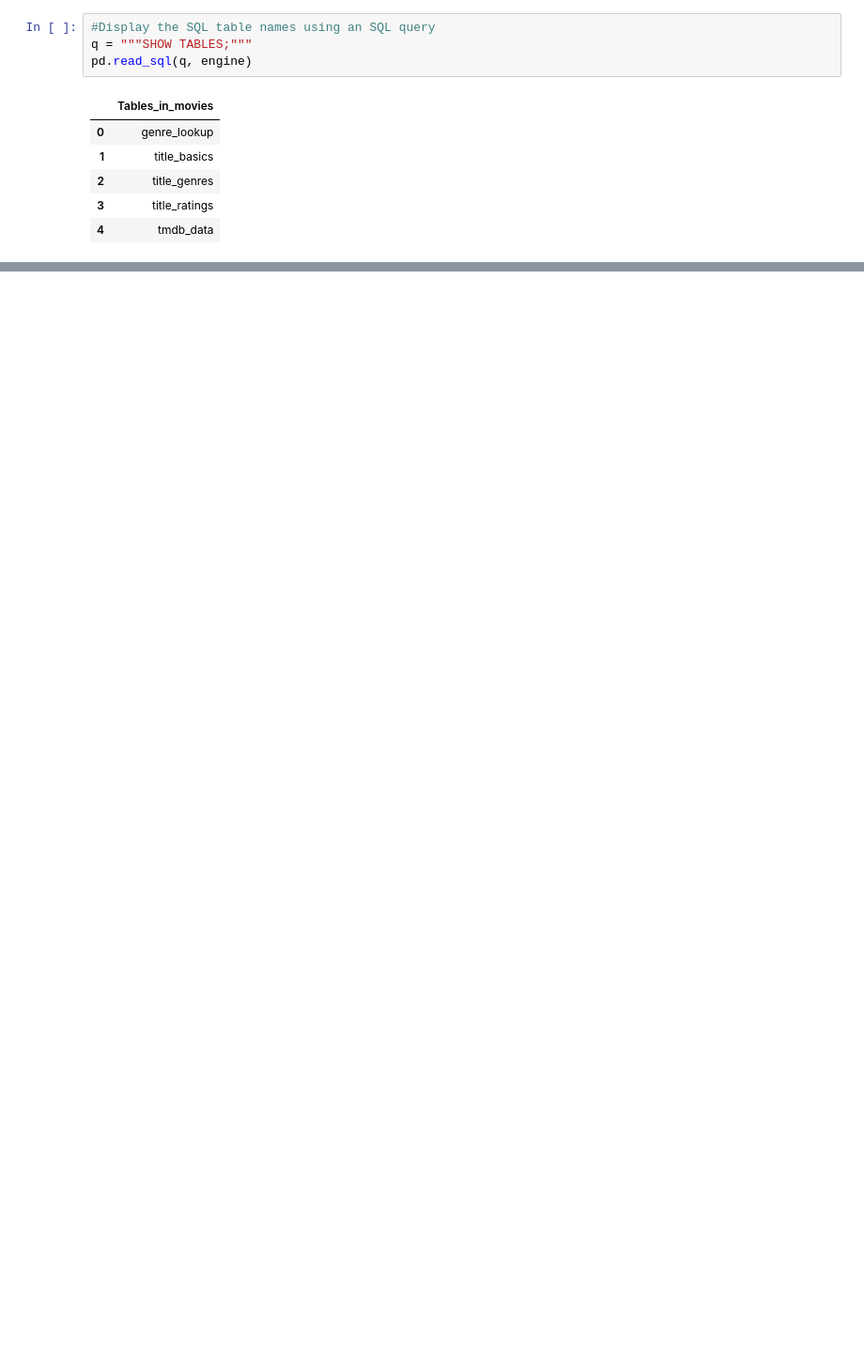
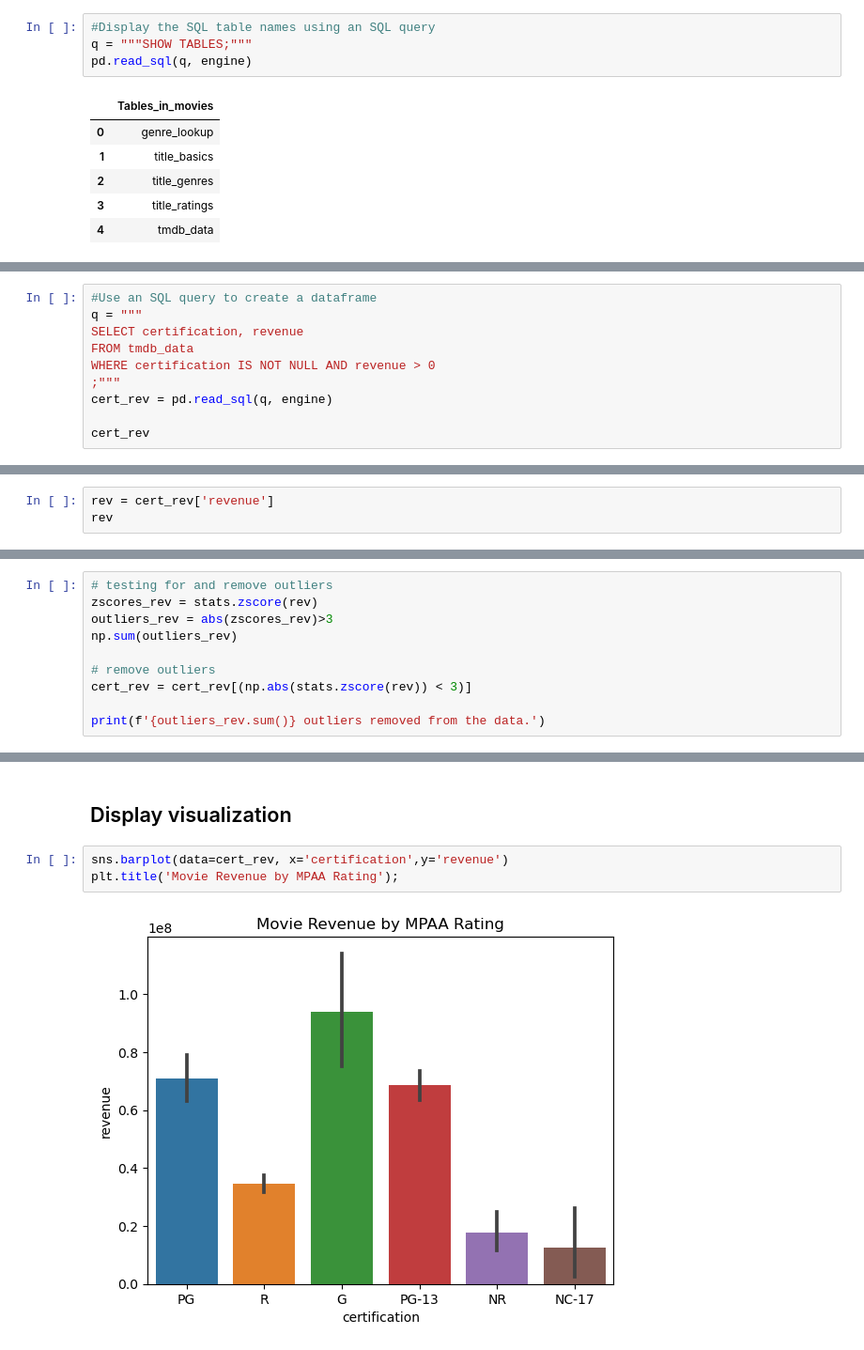
Before and after one commit to jakew4/Movie-Database-Project, a Jupyter notebook: Part 4 - Hypothesis Testing.ipynb, the cells around one changed output, grey strips where cells are left out. Shown: that part at 94% size. Drawn from its saved outputs; the diff is of its cells as text; blank space fills up the shorter version.

```diff
--- a/Part 4 - Hypothesis Testing.ipynb
+++ b/Part 4 - Hypothesis Testing.ipynb
@@ -333,0 +339,10 @@ State the Null & Alternative Hypothese:
+# %%
+#Use an SQL query to create a dataframe
+q = """
+SELECT certification, revenue
+FROM tmdb_data
+WHERE certification IS NOT NULL AND revenue > 0
+;"""
+cert_rev = pd.read_sql(q, engine)
+
+cert_rev
@@ -333,0 +365,3 @@ State the Null & Alternative Hypothese:
+# %%
+rev = cert_rev['revenue']
+rev
@@ -333,0 +381,10 @@ State the Null & Alternative Hypothese:
+# %%
+# testing for and remove outliers
+zscores_rev = stats.zscore(rev)
+outliers_rev = abs(zscores_rev)>3
+np.sum(outliers_rev)
+
+# remove outliers
+cert_rev = cert_rev[(np.abs(stats.zscore(rev)) < 3)]
+
+print(f'{outliers_rev.sum()} outliers removed from the data.')
@@ -333,0 +498,7 @@ State the Null & Alternative Hypothese:
+# %% [markdown]
+## Display visualization
+# %%
+sns.barplot(data=cert_rev, x='certification',y='revenue')
+plt.title('Movie Revenue by MPAA Rating');
+# %% [output]
+[figure, added]
```
Also changed, not shown: parts of 85 cells of this notebook, 1 other file.
